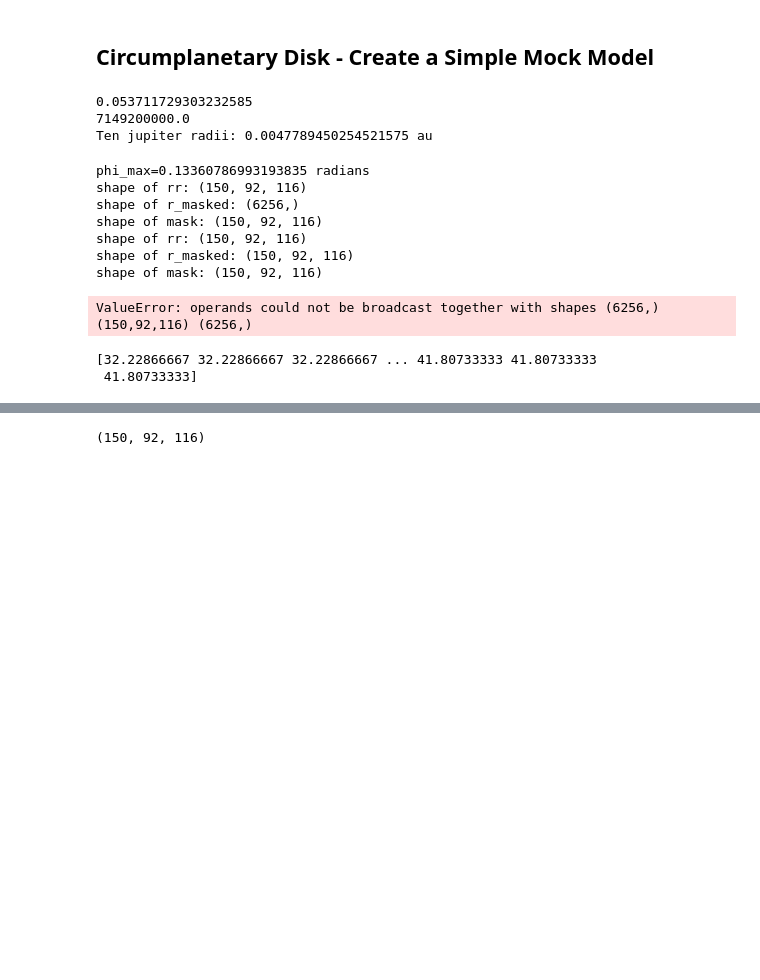
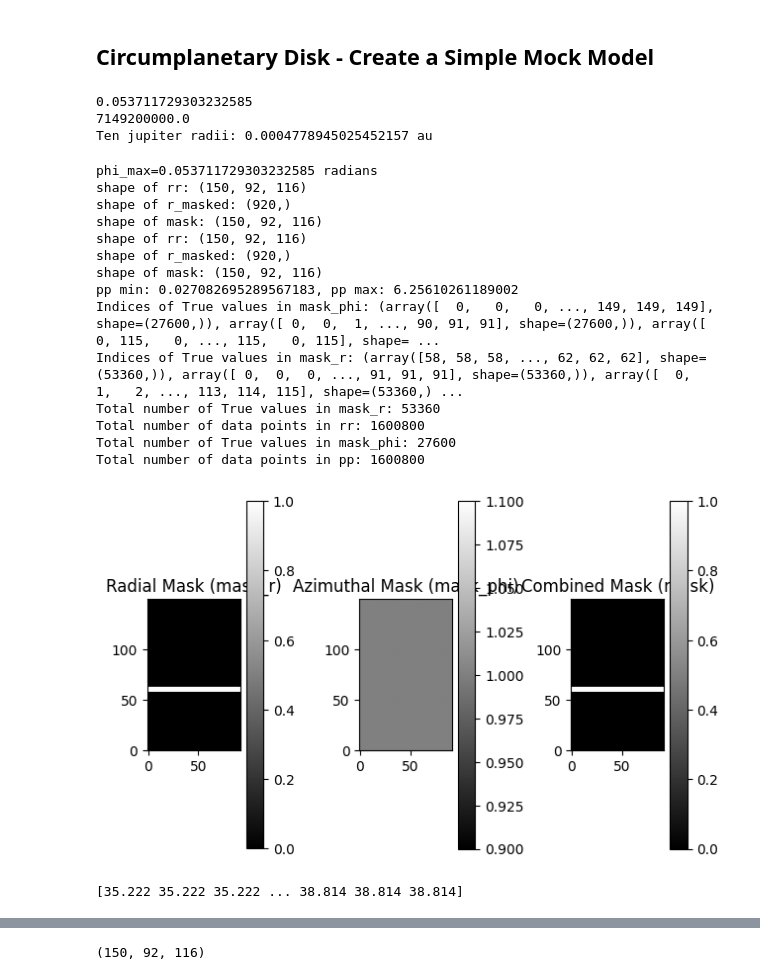
Before and after one commit to VWelke/Circumplanetary_Disk, a Jupyter notebook: CPD_dust_dias_ne8_nphi116/Jupyter notebooks/MockModel.ipynb, the cells around one changed output, grey strips where cells are left out. Cells and saved outputs as stored; diff of their text form; code cells hidden in the pictures; blank space fills up the shorter version.

```diff
--- a/CPD_dust_dias_ne8_nphi116/Jupyter notebooks/MockModel.ipynb
+++ b/CPD_dust_dias_ne8_nphi116/Jupyter notebooks/MockModel.ipynb
@@ -32,11 +32,11 @@ phi_manual = np.arctan(2/37.2)
 print(phi_manual)
 
 print(R_jup)
-print(f'Ten jupiter radii: {10*R_jup/au} au')
+print(f'Ten jupiter radii: {1*R_jup/au} au')
 # %% [output]
 0.053711729303232585
 7149200000.0
-Ten jupiter radii: 0.0047789450254521575 au
+Ten jupiter radii: 0.0004778945025452157 au
 # %%
 # put the grid refined function here
 
@@ -81,7 +81,7 @@ R_jup = R_jup.cgs.value  # Jupiter radius          [cm]
 
 nr       = 150
 ntheta   = 80
-nphi     = 116
+nphi     = 100
 
 
 r_in      = 0.2*au   # 3 times Jupyter radius
@@ -163,9 +163,9 @@ hrbigsett2 =0.05
 
 
 # Define the radial range for the CPD
-r_min = 32.2 * au  # Inner radius of the CPD region
-r_max = 42.2 * au  # Outer radius of the CPD region
-phi_max = np.arctan(5/37.2) # Azimuthal range of the CPD region
+r_min = 36.2 * au  # Inner radius of the CPD region
+r_max = 39.2 * au  # Outer radius of the CPD region
+phi_max = np.arctan(1/37.2) # Azimuthal range of the CPD region
 print(f'phi_max={phi_max} radians')
 phi_min = 2*np.pi - phi_max
 
@@ -174,26 +174,17 @@ phi_min = 2*np.pi - phi_max
 mask_r = (rr >= r_min) & (rr <= r_max)
 mask_phi = (pp >= 0) & (pp <= phi_max) | (pp >= phi_min) & (pp <= 2*np.pi) #or operator
 
-mask = mask_r & mask_phi
+mask = mask_r & mask_phi  # only mask ones that satisfy both
 
 # Extract the masked radial values
-#r_masked = rr[mask]
+r_masked = rr[mask]
 
 print(f'shape of rr: {rr.shape}')
 print(f'shape of r_masked: {r_masked.shape}')
 print(f'shape of mask: {mask.shape}')
-#pp_masked = pp[mask]
+pp_masked = pp[mask]
 
-# Get the indices of the True values in the mask
-indices = np.where(mask)
 
-# Create a new array with the same shape as rr and fill it with NaN
-r_masked = np.full(rr.shape, np.nan)
-pp_masked = np.full(pp.shape, np.nan)
-
-# Place the masked values into the new array
-r_masked[indices] = rr[indices]
-pp_masked[indices] = pp[indices]
 print(f'shape of rr: {rr.shape}')
 print(f'shape of r_masked: {r_masked.shape}')
 print(f'shape of mask: {mask.shape}')
@@ -236,42 +227,48 @@ print(f'Total number of True values in mask_r: {np.sum(mask_r)}')
 print(f'Total number of data points in rr: {rr.size}')
 #Print the fraction of data points in the phi mask true compare to total data points of the phi grid, it should be small
 print(f'Total number of True values in mask_phi: {np.sum(mask_phi)}')
 print(f'Total number of data points in pp: {pp.size}')
 
 
 import matplotlib.pyplot as plt
 
 plt.subplot(1, 3, 1)
 plt.imshow(mask_r[:, :, 0], cmap='gray', origin='lower')
 plt.title('Radial Mask (mask_r)')
 plt.colorbar()
 
 plt.subplot(1, 3, 2)
 plt.imshow(mask_phi[:, :, 0], cmap='gray', origin='lower')
 plt.title('Azimuthal Mask (mask_phi)')
 plt.colorbar()
 
 plt.subplot(1, 3, 3)
 plt.imshow(mask[:, :, 0], cmap='gray', origin='lower')
 plt.title('Combined Mask (mask)')
 plt.colorbar()
 
 plt.tight_layout()
 plt.show()
 # %% [output]
-phi_max=0.13360786993193835 radians
+phi_max=0.053711729303232585 radians
 shape of rr: (150, 92, 116)
-shape of r_masked: (6256,)
+shape of r_masked: (920,)
 shape of mask: (150, 92, 116)
 shape of rr: (150, 92, 116)
-shape of r_masked: (150, 92, 116)
+shape of r_masked: (920,)
 shape of mask: (150, 92, 116)
+pp min: 0.027082695289567183, pp max: 6.25610261189002
+Indices of True values in mask_phi: (array([  0,   0,   0, ..., 149, 149, 149], shape=(27600,)), array([ 0,  0,  1, ..., 90, 91, 91], shape=(27600,)), array([  0, 115,   0, ..., 115,   0, 115], shape= ...
+Indices of True values in mask_r: (array([58, 58, 58, ..., 62, 62, 62], shape=(53360,)), array([ 0,  0,  0, ..., 91, 91, 91], shape=(53360,)), array([  0,   1,   2, ..., 113, 114, 115], shape=(53360,) ...
+Total number of True values in mask_r: 53360
+Total number of data points in rr: 1600800
+Total number of True values in mask_phi: 27600
+Total number of data points in pp: 1600800
-ValueError: operands could not be broadcast together with shapes (6256,) (150,92,116) (6256,)
+[figure, added]
 # %%
 print(r_masked/au)
 # %% [output]
-[32.22866667 32.22866667 32.22866667 ... 41.80733333 41.80733333
- 41.80733333]
+[35.222 35.222 35.222 ... 38.814 38.814 38.814]
 # %%
 
 # Plot the histogram for r_i array
```
Also changed, not shown: parts of 6 cells of this notebook, 50 other files.
